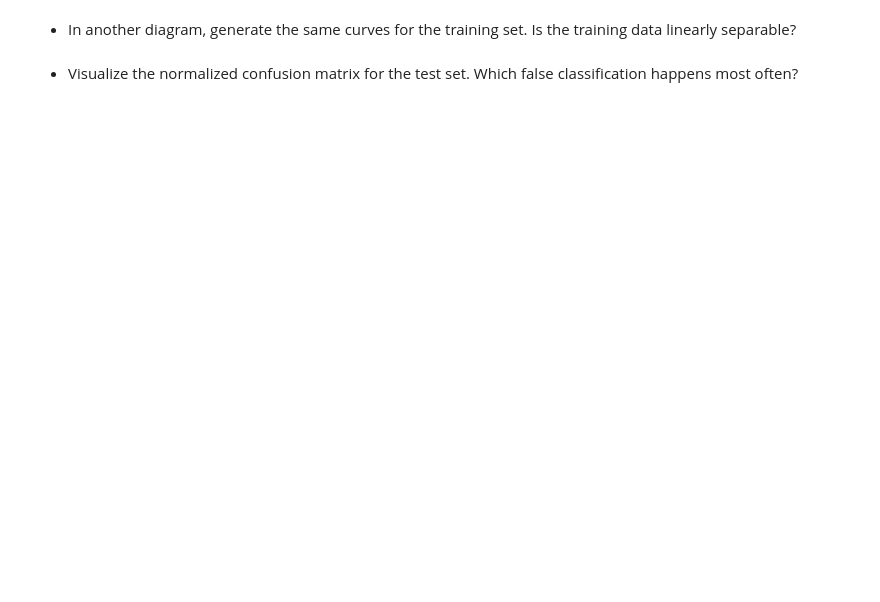
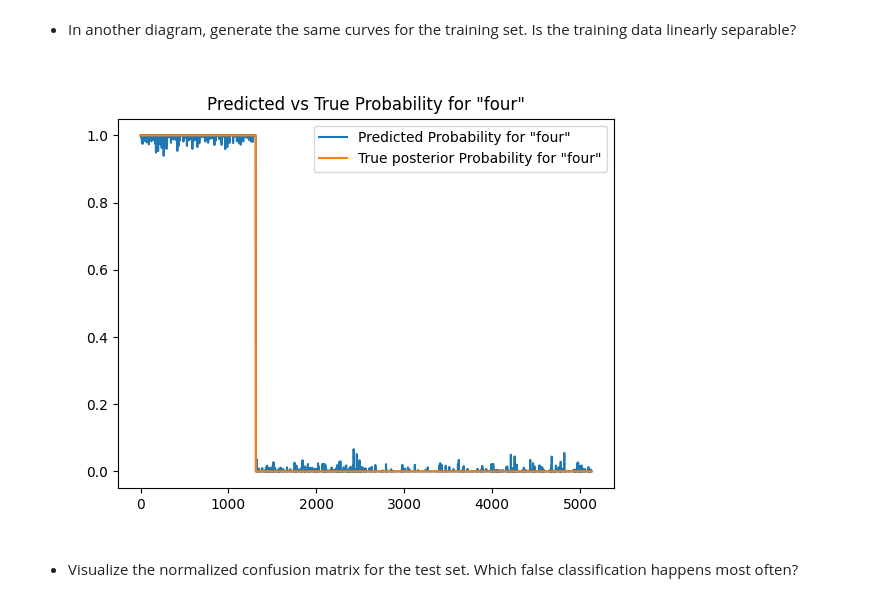
Before and after one commit to kasperikaivola/python-audio-processing, a Jupyter notebook: prerequisites/05_digit_recognition/solution_digit.ipynb, the cells around one changed output. Saved outputs shown, nothing was run; the diff lists cells and outputs as text; code cells hidden in the pictures; blank space fills up the shorter version.

```diff
--- a/prerequisites/05_digit_recognition/solution_digit.ipynb
+++ b/prerequisites/05_digit_recognition/solution_digit.ipynb
@@ -36,4 +101,21 @@ This probability is 1 if it is known that an instance is a 'four' and zero other
 # %% [markdown]
 * In another diagram, generate the same curves for the training set. Is the training data linearly separable?
+# %%
+#predicted posterior probability p^ for 'four' in the test set
+prob_test = lr.predict_proba(mel_train)
+#print(y_pred_linear.shape)
+#(true) posterior probability p for 'four' in the test set
+true_pos_prob = np.where(np.array(t_train) == 4, 1, 0)
+#print(true_pos_prob)
+
+plt.figure()
+plt.plot(prob_test[:,0], label='Predicted Probability for "four"') #select first number to plot, 'four'
+plt.plot(true_pos_prob, label='True posterior Probability for "four"')
+plt.title('Predicted vs True Probability for "four"')
+plt.legend()
+plt.show()
+#The training data is linearly separable, all data points that are 'four' are in the beginning
+# %% [output]
+[figure, added]
 # %% [markdown]
 * Visualize the normalized confusion matrix for the test set. Which false classification happens most often?
```
Also changed, not shown: parts of 13 cells of this notebook, 2 other files.
